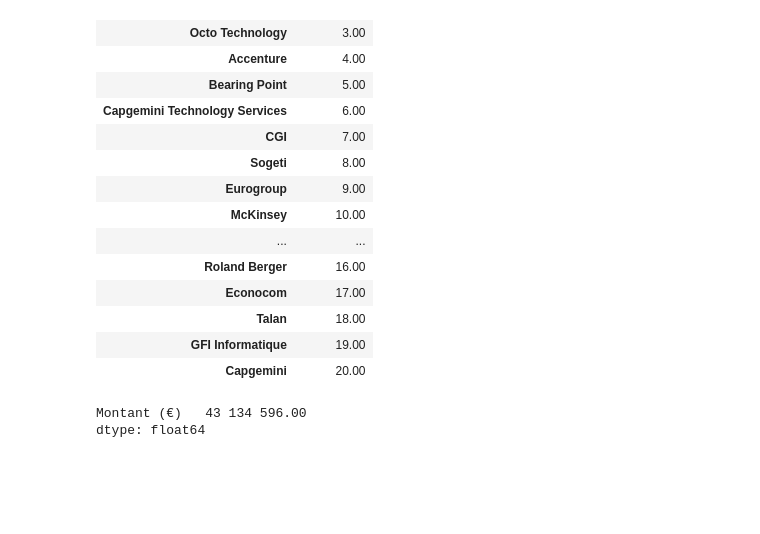
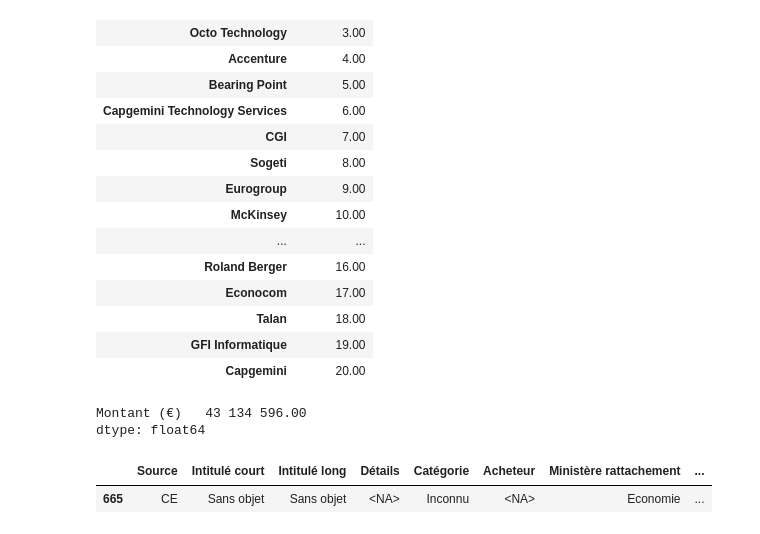
Before and after one commit to taniki/notebooks, a Jupyter notebook: sénat - cabinets de conseil/décodeurs.ipynb, the cells around one changed output. Cells and saved outputs as stored; diff of their text form; code cells hidden in the pictures; blank space fills up the shorter version.

```diff
--- a/sénat - cabinets de conseil/décodeurs.ipynb
+++ b/sénat - cabinets de conseil/décodeurs.ipynb
@@ -559,3 +559,9 @@ attributaires_ce_top20.rank(ascending=False)
 # %% [output]
 Montant (€)   43 134 596.00
 dtype: float64
+# %%
+(missions
+    [missions["Cabinet attributaire"].str.contains("Numeri'Cite")])
+# %% [output]
+|  | Source | Intitulé court | Intitulé long | Détails | Catégorie | Acheteur | Ministère rattachement | ... |
+| 665 | CE | Sans objet | Sans objet | <NA> | Inconnu | <NA> | Economie | ... |
```
Also changed, not shown: 2 other files.
